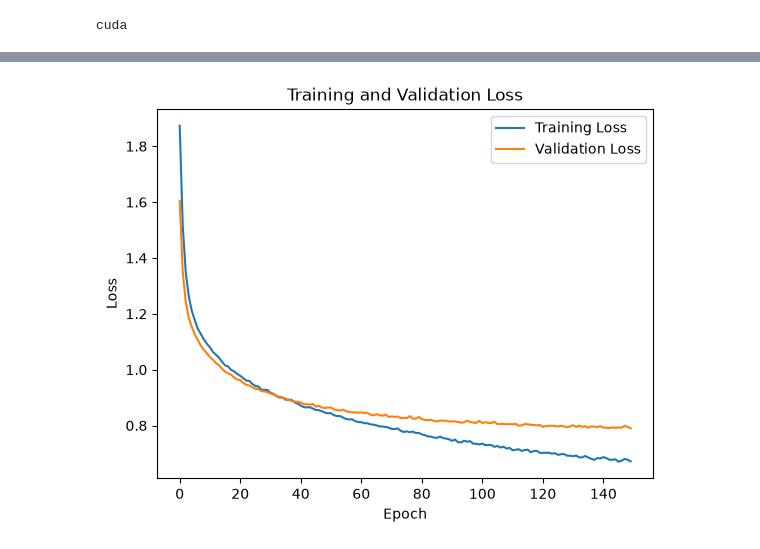
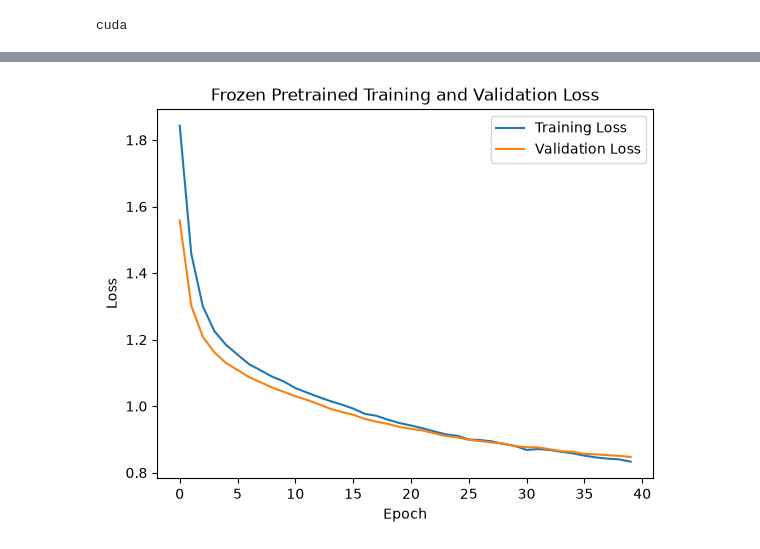
Before and after one commit to JettChase/AutoEncoderOCT, a Jupyter notebook: FrozenPretrainedClassifier.ipynb, the cells around one changed output, grey strips where cells are left out. Cells and saved outputs as stored; diff of their text form; code cells hidden in the pictures.

```diff
--- a/FrozenPretrainedClassifier.ipynb
+++ b/FrozenPretrainedClassifier.ipynb
@@ -23,7 +21,7 @@ cuda
 
 from Classifiers import NaiveClassifier, PretrainedClassifier
 
-num_epochs   = 150
+num_epochs   = 40
 lr           = 3e-4 #same lr for both to reduce confounding variables
 batch_size   = 256
 num_classes  = 8
@@ -185,11 +98,11 @@ plt.show()
 # %%
 #Encoding images to latent space
-from AutoEncoder import AutoEncoder
+from AutoEncoder import Encoder
 
-weights = torch.load("models\\oct_autoencoder_model.pth", map_location=device)
-ae = AutoEncoder(latent_dim=latent_dim)
-ae.load_state_dict(weights)
-encoder = ae.encoder.to(device)
+weights = torch.load("models\\oct_encoder.pth", map_location=device)
+encoder = Encoder(latent_dim=latent_dim)
+encoder.load_state_dict(weights)
+encoder = encoder.to(device)
 encoder.eval()
 
 start_time = time.perf_counter()
@@ -200,7 +113,7 @@ labels_list = []
 with torch.no_grad():
     for images, batch_labels in train_loader:
         images = images.to(device)
-        pretrained = encoder(images).flatten(1)
+        pretrained = encoder(images)
         train_features.append(pretrained.cpu())
         labels_list.append(batch_labels)
 
@@ -229,7 +142,7 @@ with torch.no_grad():
     for images, labels in val_loader:
         images = images.to(device)
 
-        pretrained = encoder(images).flatten(1)
+        pretrained = encoder(images)
 
         val_features.append(pretrained.cpu())
         val_labels.append(labels)
@@ -362,11 +277,11 @@ Results: Accuracy=68.82% Training Duration=35.691913 sec
 # %%
 plt.plot(pretrained_train_losses, label="Training Loss")
 plt.plot(pretrained_val_losses, label="Validation Loss")
 
 plt.xlabel("Epoch")
 plt.ylabel("Loss")
-plt.title("Training and Validation Loss")
+plt.title("Frozen Pretrained Training and Validation Loss")
 plt.legend()
 plt.show()
 # %% [output]
-[figure, old version]
+[figure, new version]
```
Also changed, not shown: parts of 14 cells of this notebook, 13 other files.
